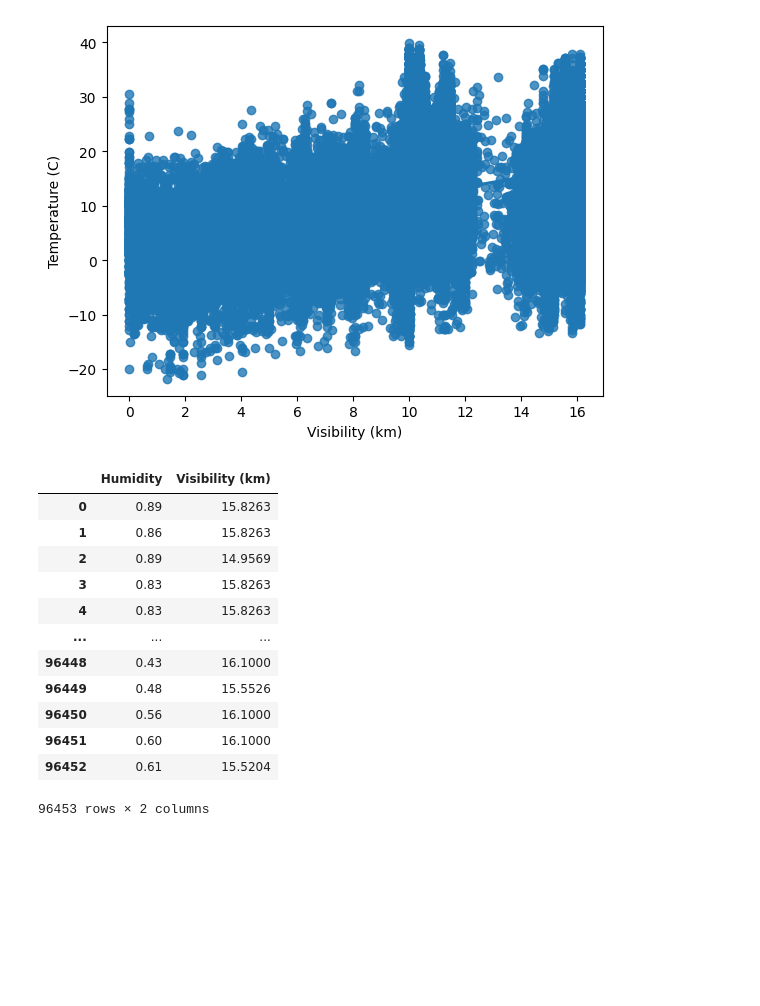
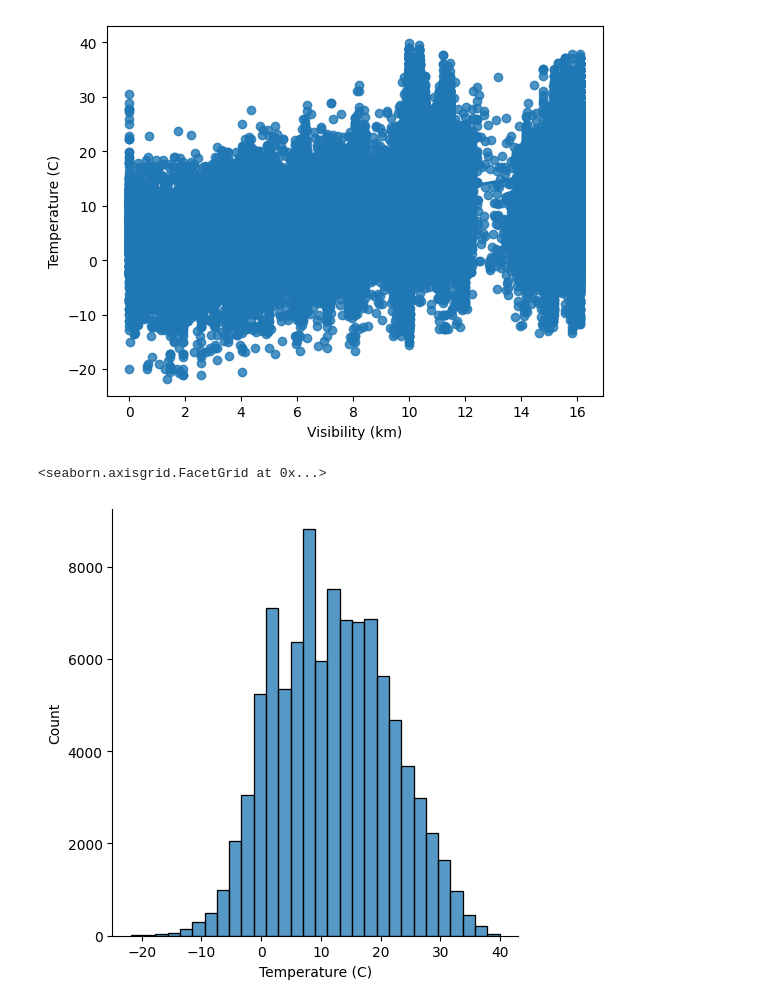
Before and after one commit to data-eater/python_practice_code, a Jupyter notebook: supervised_learning/regression2.ipynb, the cells around one changed output. Saved outputs shown, nothing was run; the diff lists cells and outputs as text; code cells hidden in the pictures; blank space fills up the shorter version.

```diff
--- a/supervised_learning/regression2.ipynb
+++ b/supervised_learning/regression2.ipynb
@@ -33,22 +95,11 @@ sns.regplot(x='Visibility (km)',y=y, data=X)
 # %% [output]
 <Axes: xlabel='Visibility (km)', ylabel='Temperature (C)'>
 [figure]
-# %%
-X
-# %% [output]
-|  | Humidity | Visibility (km) |
-| 0 | 0.89 | 15.8263 |
-| 1 | 0.86 | 15.8263 |
-| 2 | 0.89 | 14.9569 |
-| 3 | 0.83 | 15.8263 |
-| 4 | 0.83 | 15.8263 |
-| ... | ... | ... |
-| 96448 | 0.43 | 16.1000 |
-| 96449 | 0.48 | 15.5526 |
-| 96450 | 0.56 | 16.1000 |
-| 96451 | 0.60 | 16.1000 |
-| 96452 | 0.61 | 15.5204 |
-96453 rows × 2 columns
+# %%
+sns.displot(data=y,bins=30)
+# %% [output]
+<seaborn.axisgrid.FacetGrid at 0x...>
+[figure, added]
 # %%
 import sklearn.model_selection
 X_train,X_test,y_train,y_test=sklearn.model_selection.train_test_split(X,y,test_size=0.2,shuffle=True)
```
Also changed, not shown: parts of 17 cells of this notebook, 3 other files.
